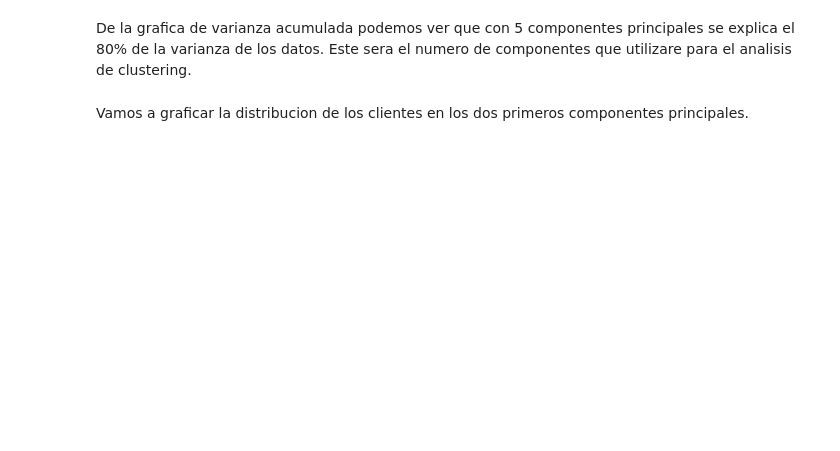
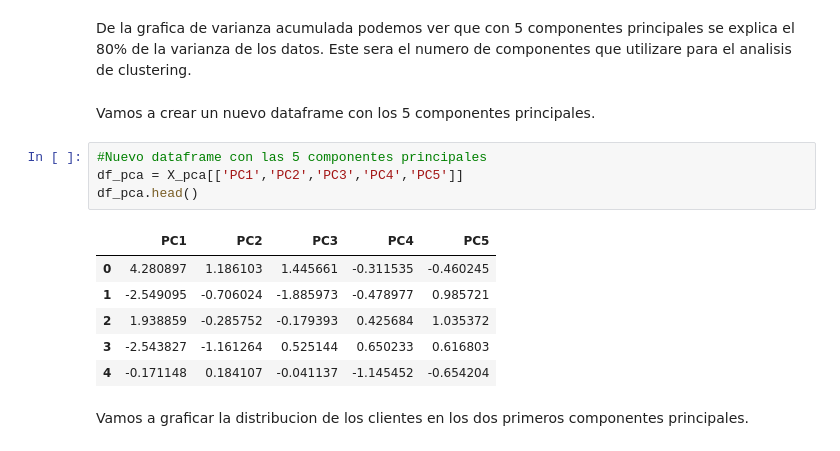
Before and after one commit to SebastianGomez/Final_AprendizajeNoSupervisado-, a Jupyter notebook: trabajo_final.ipynb, the cells around one changed output. Cells and saved outputs as stored; diff of their text form; blank space fills up the shorter version.

```diff
--- a/trabajo_final.ipynb
+++ b/trabajo_final.ipynb
@@ -340,5 +352,18 @@ array([<Axes: title={'center': '% Varianza Explicada'}, xlabel='Componente'>,
 # %% [markdown]
 De la grafica de varianza acumulada podemos ver que con 5 componentes principales se explica el 80% de la varianza de los datos. Este sera el numero de componentes que utilizare para el analisis de clustering.
+# %% [markdown]
+Vamos a crear un nuevo dataframe con los 5 componentes principales.
+# %%
+#Nuevo dataframe con las 5 componentes principales
+df_pca = X_pca[['PC1','PC2','PC3','PC4','PC5']]
+df_pca.head()
+# %% [output]
+|  | PC1 | PC2 | PC3 | PC4 | PC5 |
+| 0 | 4.280897 | 1.186103 | 1.445661 | -0.311535 | -0.460245 |
+| 1 | -2.549095 | -0.706024 | -1.885973 | -0.478977 | 0.985721 |
+| 2 | 1.938859 | -0.285752 | -0.179393 | 0.425684 | 1.035372 |
+| 3 | -2.543827 | -1.161264 | 0.525144 | 0.650233 | 0.616803 |
+| 4 | -0.171148 | 0.184107 | -0.041137 | -1.145452 | -0.654204 |
 # %% [markdown]
 Vamos a graficar la distribucion de los clientes en los dos primeros componentes principales.
 # %%
```
Also changed, not shown: parts of 24 cells of this notebook.
